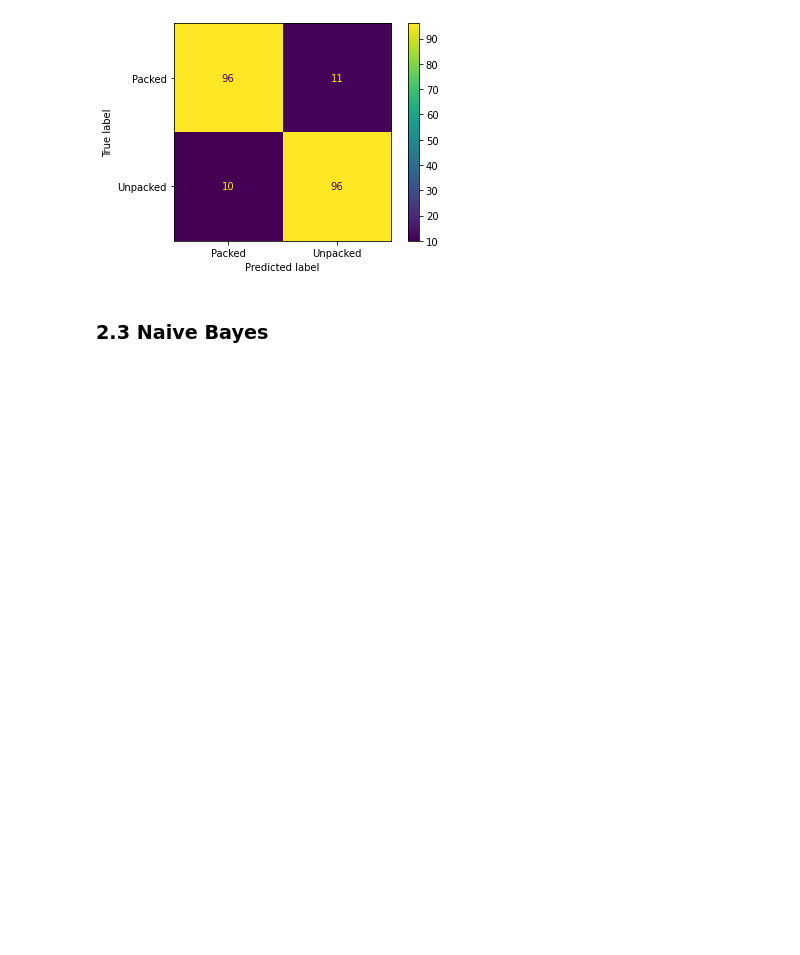
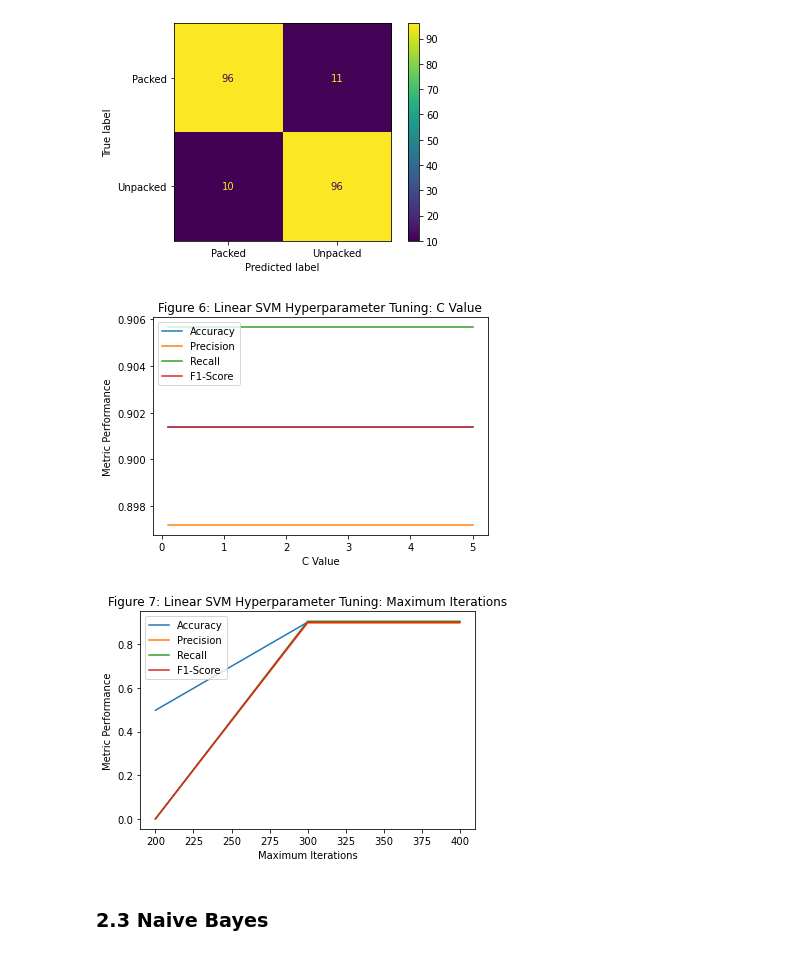
Before and after one commit to wwt9829/csec620-project, a Jupyter notebook: project.ipynb, the cells around one changed output. Cells and saved outputs as stored; diff of their text form; code cells hidden in the pictures; blank space fills up the shorter version.

Commit message:
add hyperparameter tuning plots

```diff
--- a/project.ipynb
+++ b/project.ipynb
@@ -247,17 +309,3 @@ F1-score: 0.9014084507042254
 
 Figure 4: Logistic Regression Confusion Matrix
 [figure]
-# %%
-# "Hyperparameter" tuning
-# Solvers and penalties, even though neither is really a hyperparameter
-solvers = ['newton-cg', 'lbfgs', 'liblinear', 'sag', 'saga']
-penalties = ['l1', 'l2', 'elasticnet', 'none']
-
-for solver_i in solvers:
-    for penalty_i in penalties:
-        try:
-            logisticRegr = LogisticRegression(penalty=penalty_i, solver=solver_i)
-            logisticRegr.fit(logistic_train_data, train_label)
-            print(solver_i, penalty_i, logisticRegr.score(logistic_test_data, test_label))
-        except ValueError:
-            pass
@@ -325,6 +360,63 @@ F1-score: 0.9014084507042254
 
 Figure 5: Linear SVM Confusion Matrix
 [figure]
+# %%
+# Hyperparameter tuning
+
+# adjusting C
+svm_acc, svm_prec, svm_rec, svm_f1 = 0, 0, 0, 0
+svm_acc_lst, svm_prec_lst, svm_rec_lst, svm_f1_lst = [], [], [], []
+x = np.arange(0.1, 5.1, 0.1)
+x_c = [*x]
+
+for c_i in x:
+    # run linear SVM on the train data
+    clf = SVC(kernel='linear', C=c_i)
+    clf.fit(svm_train_data, train_label)
+
+    # make predictions on the test data
+    svm_predictions = clf.predict(svm_test_data)
+
+    # get the metrics
+    svm_acc = accuracy_score(svm_predictions, test_label)
+    svm_prec = precision_score(svm_predictions, test_label)
+    svm_rec = recall_score(svm_predictions, test_label)
+    svm_f1 = f1_score(svm_predictions, test_label)
+
+    svm_acc_lst, svm_prec_lst, svm_rec_lst, svm_f1_lst = \
+        metric_lists_append(svm_acc_lst, svm_prec_lst, svm_rec_lst, svm_f1_lst,
+                            svm_acc, svm_prec, svm_rec, svm_f1)
+
+make_hp_plot(x_c, svm_acc_lst, svm_prec_lst, svm_rec_lst, svm_f1_lst, "C Value", "Figure 6: Linear SVM Hyperparameter Tuning: C Value")
+
+# adjusting max_iter
+svm_acc, svm_prec, svm_rec, svm_f1 = 0, 0, 0, 0
+svm_acc_lst, svm_prec_lst, svm_rec_lst, svm_f1_lst = [], [], [], []
+x = np.arange(200, 500, 100)
+x_mi = [*x]
+
+for mi_i in x:
+    # run linear SVM on the train data
+    clf = SVC(kernel='linear', max_iter=mi_i)
+    clf.fit(svm_train_data, train_label)
+
+    # make predictions on the test data
+    svm_predictions = clf.predict(svm_test_data)
+
+    # get the metrics
+    svm_acc = accuracy_score(svm_predictions, test_label)
+    svm_prec = precision_score(svm_predictions, test_label)
+    svm_rec = recall_score(svm_predictions, test_label)
+    svm_f1 = f1_score(svm_predictions, test_label)
+
+    svm_acc_lst, svm_prec_lst, svm_rec_lst, svm_f1_lst = \
+        metric_lists_append(svm_acc_lst, svm_prec_lst, svm_rec_lst, svm_f1_lst,
+                            svm_acc, svm_prec, svm_rec, svm_f1)
+
+make_hp_plot(x_mi, svm_acc_lst, svm_prec_lst, svm_rec_lst, svm_f1_lst, "Maximum Iterations", "Figure 7: Linear SVM Hyperparameter Tuning: Maximum Iterations")
+# %% [output]
+[figure, added]
+[figure, added]
 # %% [markdown]
 ### 2.3 Naive Bayes
 # %%
```
Also changed, not shown: parts of 6 cells of this notebook, 8 other files.
